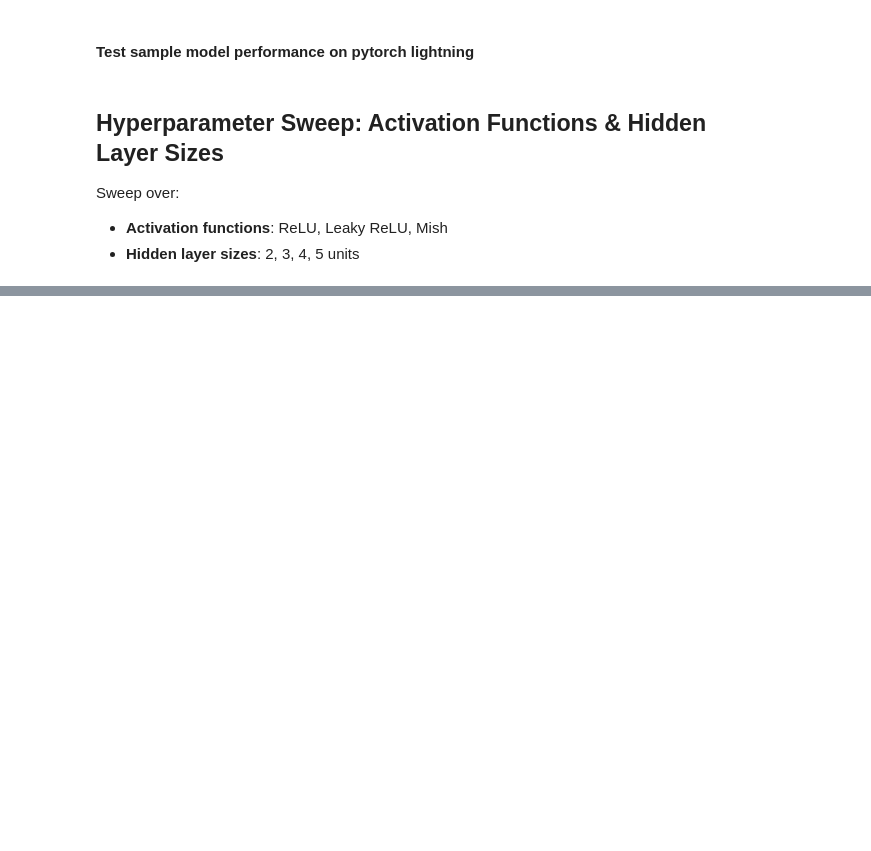
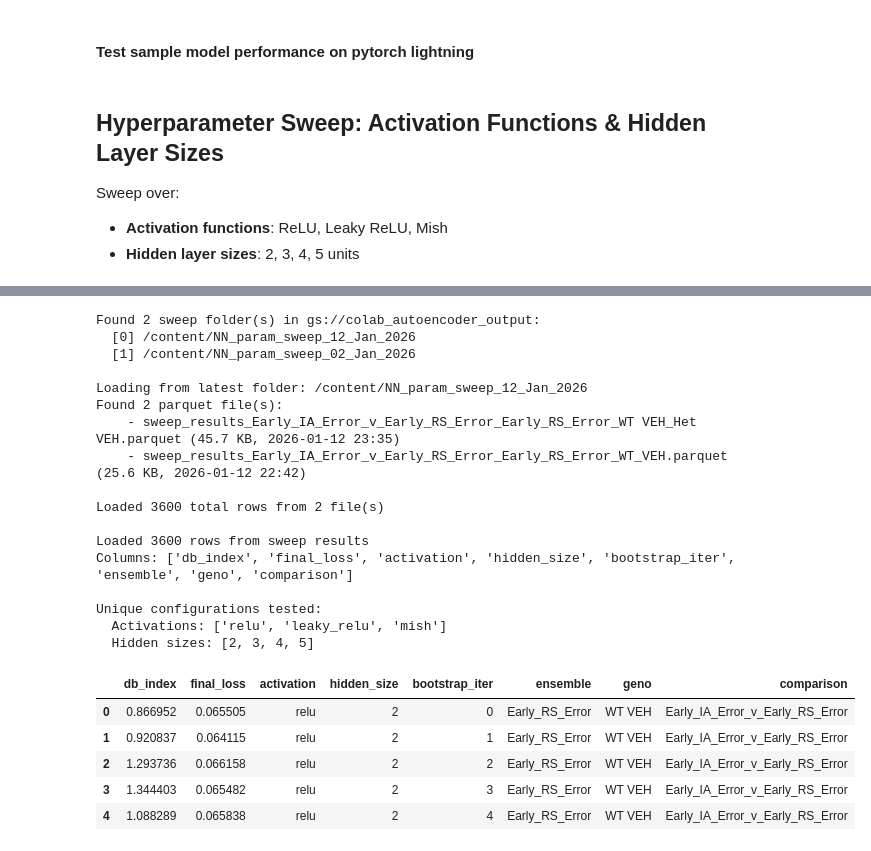
Before and after one commit to cjohnsoncruz/lightning_autoencoder, a Jupyter notebook: autoencoder_train_cloud_v3_paramsweep_only.ipynb, the cells around one changed output, grey strips where cells are left out. Saved outputs shown, nothing was run; the diff lists cells and outputs as text; code cells hidden in the pictures; blank space fills up the shorter version.

```diff
--- a/autoencoder_train_cloud_v3_paramsweep_only.ipynb
+++ b/autoencoder_train_cloud_v3_paramsweep_only.ipynb
@@ -769,33 +834,58 @@ def load_latest_sweep_results(search_dirs=None, verbose=True):
 # %%
 load_sweep_df = True
+geno_list = ["WT VEH", "Het VEH"]
 if load_sweep_df:
     # Detect and load the most recent sweep results
-    sweep_results_df, loaded_file = load_latest_sweep_results()
+    sweep_results_df, loaded_folder = load_latest_sweep_from_gcs()
     if sweep_results_df is not None:
         print(f"\nLoaded {len(sweep_results_df)} rows from sweep results")
         print(f"Columns: {list(sweep_results_df.columns)}")
         print(f"\nUnique configurations tested:")
         print(f"  Activations: {sweep_results_df['activation'].unique().tolist()}")
         print(f"  Hidden sizes: {sweep_results_df['hidden_size'].unique().tolist()}")
 else:
     # Run the hyperparameter sweep
     sweep_results_df = run_sweep_bootstrap(
         class_matrix_store=class_matrix_store,
         ensemble=ensemble,
-        geno=geno,
+        geno_list=geno_list,
         comparison=comparison,
         activations=sweep_config['activations'],
         hidden_sizes=sweep_config['hidden_sizes'],
         n_frames_to_draw=n_frames_to_draw,
         n_bootstrap=n_bootstrap,
         n_epoch=n_epochs,
         batch_size=BATCH_SIZE
     )
 
     # Save results to colab + GCS
-    sweep_filename = f"sweep_results_{comparison}_{ensemble}_{geno.replace(' ','_')}.parquet"
+    sweep_filename = f"sweep_results_{comparison}_{ensemble}_{"_".join(geno_list)}.parquet"
     sweep_results_df.to_parquet(f"/content/{sweep_filename}")
     save_to_gcs(f"/content/{sweep_filename}", f"/content/NN_param_sweep_{date_tag}/{sweep_filename}")
 
     print(f"\nSweep complete! Results saved.")
 sweep_results_df.head()
+# %% [output]
+Found 2 sweep folder(s) in gs://colab_autoencoder_output:
+  [0] /content/NN_param_sweep_12_Jan_2026
+  [1] /content/NN_param_sweep_02_Jan_2026
+
+Loading from latest folder: /content/NN_param_sweep_12_Jan_2026
+Found 2 parquet file(s):
+    - sweep_results_Early_IA_Error_v_Early_RS_Error_Early_RS_Error_WT VEH_Het VEH.parquet (45.7 KB, 2026-01-12 23:35)
+    - sweep_results_Early_IA_Error_v_Early_RS_Error_Early_RS_Error_WT_VEH.parquet (25.6 KB, 2026-01-12 22:42)
+
+Loaded 3600 total rows from 2 file(s)
+
+Loaded 3600 rows from sweep results
+Columns: ['db_index', 'final_loss', 'activation', 'hidden_size', 'bootstrap_iter', 'ensemble', 'geno', 'comparison']
+
+Unique configurations tested:
+  Activations: ['relu', 'leaky_relu', 'mish']
+  Hidden sizes: [2, 3, 4, 5]
+|  | db_index | final_loss | activation | hidden_size | bootstrap_iter | ensemble | geno | comparison |
+| 0 | 0.866952 | 0.065505 | relu | 2 | 0 | Early_RS_Error | WT VEH | Early_IA_Error_v_Early_RS_Error |
+| 1 | 0.920837 | 0.064115 | relu | 2 | 1 | Early_RS_Error | WT VEH | Early_IA_Error_v_Early_RS_Error |
+| 2 | 1.293736 | 0.066158 | relu | 2 | 2 | Early_RS_Error | WT VEH | Early_IA_Error_v_Early_RS_Error |
+| 3 | 1.344403 | 0.065482 | relu | 2 | 3 | Early_RS_Error | WT VEH | Early_IA_Error_v_Early_RS_Error |
+| 4 | 1.088289 | 0.065838 | relu | 2 | 4 | Early_RS_Error | WT VEH | Early_IA_Error_v_Early_RS_Error |
```
Also changed, not shown: parts of 24 cells of this notebook, 6 other files.
